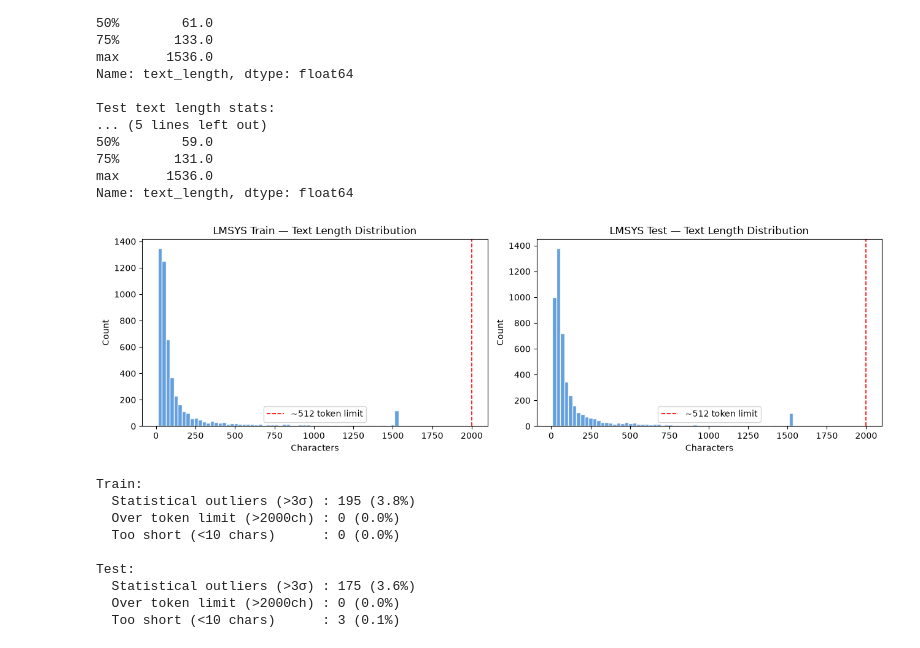
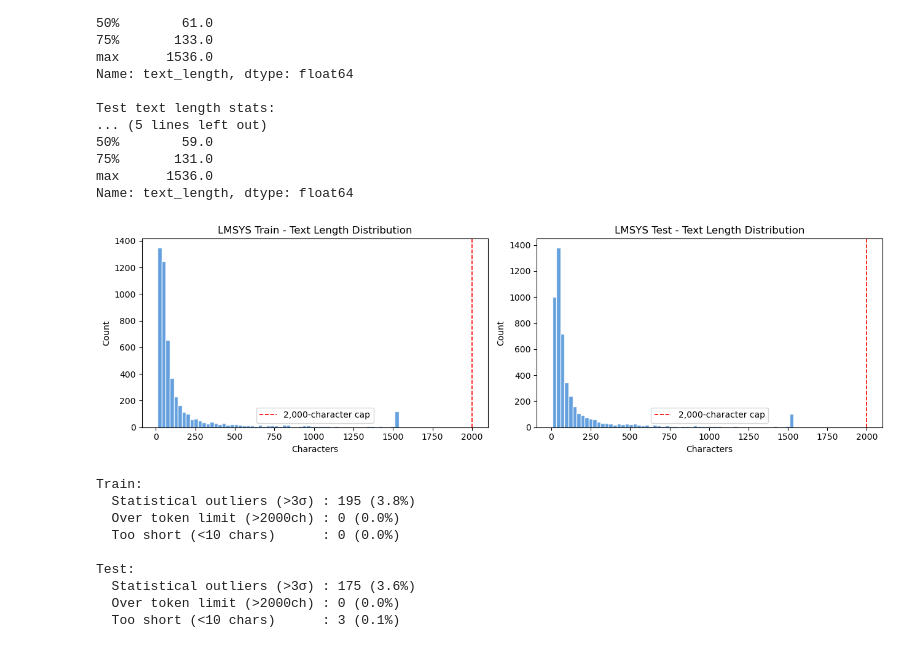
Before and after one commit to Break-Through-Tech/AI-Governance-1C-governed-prompt-gateway, a Jupyter notebook: notebooks/02_data_cleanup.ipynb, the cells around one changed output. Drawn from its saved outputs; the diff is of its cells as text; code cells hidden in the pictures.

```diff
--- a/notebooks/02_data_cleanup.ipynb
+++ b/notebooks/02_data_cleanup.ipynb
@@ -190,19 +186,19 @@ Name: text_length, dtype: float64
 # %%
 fig, axes = plt.subplots(1, 2, figsize=(13, 4))
 
 for ax, name, df in [(axes[0], 'Train', df_train), (axes[1], 'Test', df_test)]:
     ax.hist(df['text_length'], bins=60, color='#4A90D9', edgecolor='white', alpha=0.85)
-    ax.axvline(2000, color='red', linestyle='--', linewidth=1.2, label='~512 token limit')
+    ax.axvline(2000, color='red', linestyle='--', linewidth=1.2, label='2,000-character cap')
     ax.set_title(f'LMSYS {name} - Text Length Distribution')
     ax.set_xlabel('Characters')
     ax.set_ylabel('Count')
     ax.legend()
 
 plt.tight_layout()
 plt.savefig('text_length_distribution.png', dpi=150, bbox_inches='tight')
 plt.show()
 # %% [output]
-[figure, old version]
+[figure, new version]
 # %%
 for name, df in [('Train', df_train), ('Test', df_test)]:
     mean, std  = df['text_length'].mean(), df['text_length'].std()
```
Also changed, not shown: parts of 6 cells of this notebook, 3 other files.
